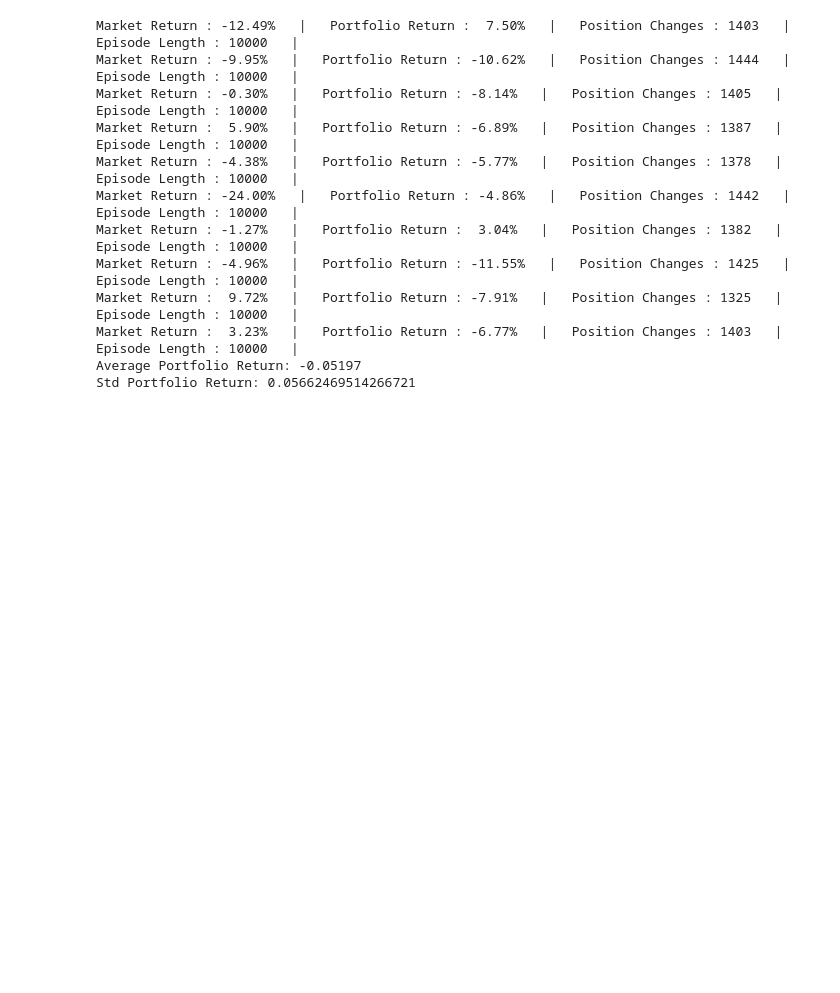
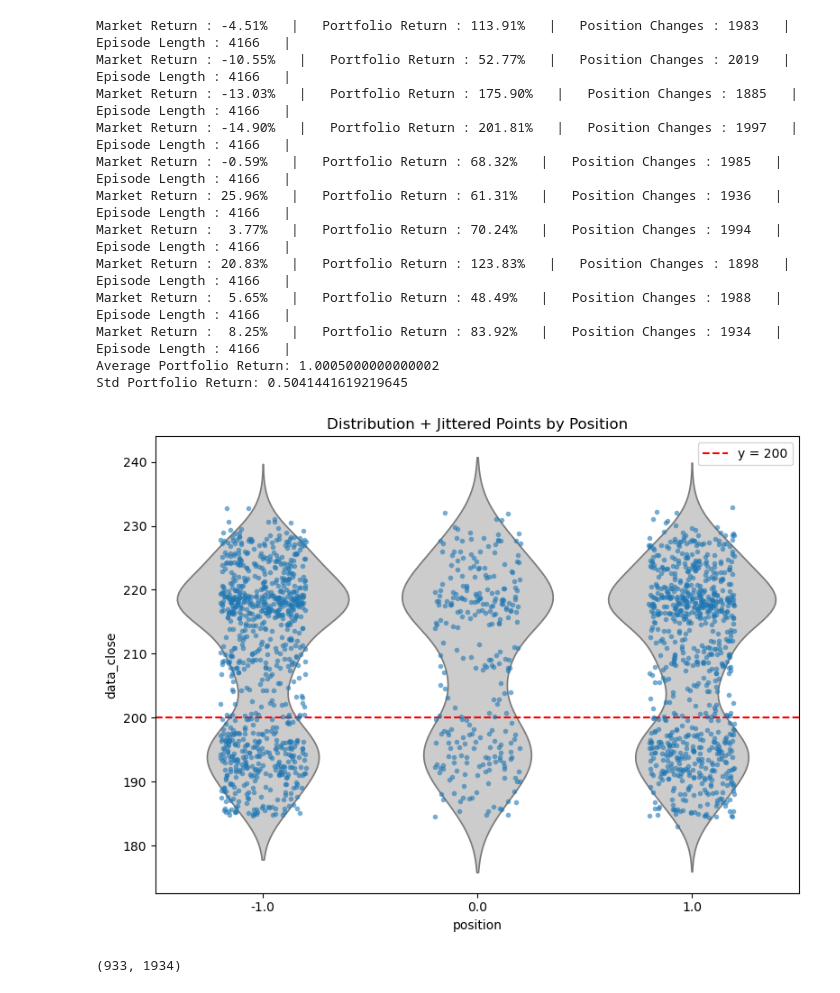
Before and after one commit to chantomkit/RLTrade, a Jupyter notebook: non_stationary_dgp_rl.ipynb, the cells around one changed output. Cells and saved outputs as stored; diff of their text form; code cells hidden in the pictures; blank space fills up the shorter version.

```diff
--- a/non_stationary_dgp_rl.ipynb
+++ b/non_stationary_dgp_rl.ipynb
@@ -61,0 +268,5 @@ Is the spread stationary? No
+# %%
+# env_test.unwrapped.save_for_render(dir = "render_logs")
+
+historical_info_df = history_dfs[-2]
+historical_info_df.columns
@@ -288,38 +528,69 @@ plt.show()
 # %%
 # Evaluate the agent on a new dataset from the same data generating process
 returns = []
+history_dfs = []
 for i in range(10):
-    x, y = nonstationary_dgp()
-    spread = y - x
-    _df = pd.DataFrame({'x': x, 'y': y, 'close': spread})
+    x_c, y_c = nonstationary_dgp(N=N, x0=x0, mu=mu_epsilon, random_state=i*1234)
+    y_o, y_h, y_l, y_c = make_ohlc(y_c, window=window, stride=stride)
+    x_o, x_h, x_l, x_c = make_ohlc(x_c, window=window, stride=stride)
+    spread_o, spread_h, spread_l, spread_c = y_o - x_o, y_h - x_l, y_l - x_h, y_c - x_c
+    # spread_o, spread_h, spread_l, spread_c = x_o, x_h, x_l, x_c  # test on random walk
+
+    _df = pd.DataFrame({'open': spread_o, 'high': spread_h, 'low': spread_l, 'close': spread_c})
+    _df["volume"] = 0
+    _df.index = pd.date_range(start='2020-01-01', periods=len(df), freq='D')
     fe = FeatureEngineering(_df)
-    _df = fe.build_features(feature_config)
+    fe.build_features(feature_config)
+    _df = fe.df.copy()
 
     env_test = gym.make("TradingEnv",
-            name= "stationaryDGP",
+            name= "stationary_dgp_xgboost",
             df = _df, # Your dataset with your custom features
             positions = env_action_space, # -1 (=SHORT), 0(=OUT), +1 (=LONG)
             trading_fees = 0.01/100, # 0.01% per stock buy / sell (Binance fees)
             borrow_interest_rate= 0.0003/100, # 0.0003% per timestep (one timestep = 1h here)
+            # dynamic_feature_functions = [dynamic_feature_last_position_taken],
         )
     env_test.unwrapped.add_metric('Position Changes', lambda history : np.sum(np.diff(history['position']) != 0) )
     env_test.unwrapped.add_metric('Episode Length', lambda history : len(history['position']) )
 
     env_test = agent.eval(env_test)
     returns.append(perc2float(env_test.unwrapped.get_metrics()["Portfolio Return"]))
+    history_dfs.append(pd.DataFrame(list(env_test.unwrapped.historical_info)))
 
 print(f"Average Portfolio Return: {np.mean(returns)}")
 print(f"Std Portfolio Return: {np.std(returns)}")
 # %% [output]
-Market Return : -12.49%   |   Portfolio Return :  7.50%   |   Position Changes : 1403   |   Episode Length : 10000   |
-Market Return : -9.95%   |   Portfolio Return : -10.62%   |   Position Changes : 1444   |   Episode Length : 10000   |
-Market Return : -0.30%   |   Portfolio Return : -8.14%   |   Position Changes : 1405   |   Episode Length : 10000   |
-Market Return :  5.90%   |   Portfolio Return : -6.89%   |   Position Changes : 1387   |   Episode Length : 10000   |
-Market Return : -4.38%   |   Portfolio Return : -5.77%   |   Position Changes : 1378   |   Episode Length : 10000   |
-Market Return : -24.00%   |   Portfolio Return : -4.86%   |   Position Changes : 1442   |   Episode Length : 10000   |
-Market Return : -1.27%   |   Portfolio Return :  3.04%   |   Position Changes : 1382   |   Episode Length : 10000   |
-Market Return : -4.96%   |   Portfolio Return : -11.55%   |   Position Changes : 1425   |   Episode Length : 10000   |
-Market Return :  9.72%   |   Portfolio Return : -7.91%   |   Position Changes : 1325   |   Episode Length : 10000   |
-Market Return :  3.23%   |   Portfolio Return : -6.77%   |   Position Changes : 1403   |   Episode Length : 10000   |
-Average Portfolio Return: -0.05197
-Std Portfolio Return: 0.05662469514266721
+Market Return : -4.51%   |   Portfolio Return : 113.91%   |   Position Changes : 1983   |   Episode Length : 4166   |
+Market Return : -10.55%   |   Portfolio Return : 52.77%   |   Position Changes : 2019   |   Episode Length : 4166   |
+Market Return : -13.03%   |   Portfolio Return : 175.90%   |   Position Changes : 1885   |   Episode Length : 4166   |
+Market Return : -14.90%   |   Portfolio Return : 201.81%   |   Position Changes : 1997   |   Episode Length : 4166   |
+Market Return : -0.59%   |   Portfolio Return : 68.32%   |   Position Changes : 1985   |   Episode Length : 4166   |
+Market Return : 25.96%   |   Portfolio Return : 61.31%   |   Position Changes : 1936   |   Episode Length : 4166   |
+Market Return :  3.77%   |   Portfolio Return : 70.24%   |   Position Changes : 1994   |   Episode Length : 4166   |
+Market Return : 20.83%   |   Portfolio Return : 123.83%   |   Position Changes : 1898   |   Episode Length : 4166   |
+Market Return :  5.65%   |   Portfolio Return : 48.49%   |   Position Changes : 1988   |   Episode Length : 4166   |
+Market Return :  8.25%   |   Portfolio Return : 83.92%   |   Position Changes : 1934   |   Episode Length : 4166   |
+Average Portfolio Return: 1.0005000000000002
+Std Portfolio Return: 0.5041441619219645
+# %%
+# env_test.unwrapped.save_for_render(dir = "render_logs")
+
+historical_info_df = history_dfs[-1]
+buy_df_xgb, sell_df_xgb, exit_df_xgb = extract_signals(historical_info_df)
+fig_xgb = build_fig(
+    historical_info_df,
+    buy_df_xgb,
+    sell_df_xgb,
+    exit_df_xgb
+)
+fig_xgb.show()
+# %%
+signals_df_xgb = pd.concat([buy_df_xgb, sell_df_xgb, exit_df_xgb])
+plot_signals_distribution(signals_df_xgb, threshold=mu_epsilon)
+# %% [output]
+[figure, added]
+# %%
+len(signals_df_qlearning), len(signals_df_xgb)
+# %% [output]
+(933, 1934)
```
Also changed, not shown: parts of 30 cells of this notebook, 1 other file.
